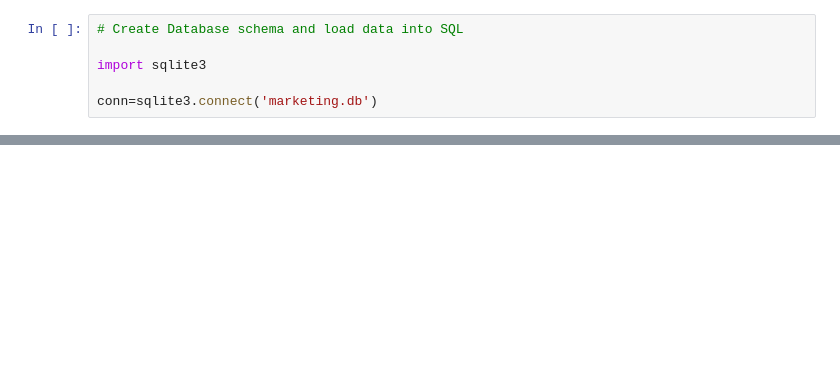
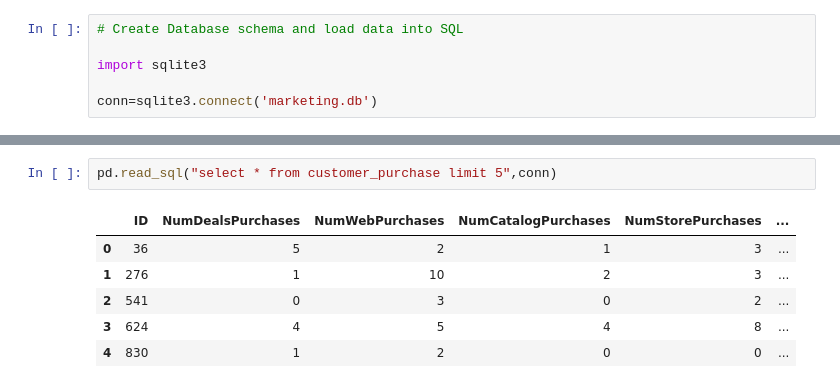
Before and after one commit to dharanigs-19/Mini-Project, a Jupyter notebook: Mini_Project_2.ipynb, the cells around one changed output, grey strips where cells are left out. Saved outputs shown, nothing was run; the diff lists cells and outputs as text; blank space fills up the shorter version.

```diff
--- a/Mini_Project_2.ipynb
+++ b/Mini_Project_2.ipynb
@@ -611,0 +716,9 @@ conn=sqlite3.connect('marketing.db')
+# %%
+pd.read_sql("select * from customer_purchase limit 5",conn)
+# %% [output]
+|  | ID | NumDealsPurchases | NumWebPurchases | NumCatalogPurchases | NumStorePurchases | ... |
+| 0 | 36 | 5 | 2 | 1 | 3 | ... |
+| 1 | 276 | 1 | 10 | 2 | 3 | ... |
+| 2 | 541 | 0 | 3 | 0 | 2 | ... |
+| 3 | 624 | 4 | 5 | 4 | 8 | ... |
+| 4 | 830 | 1 | 2 | 0 | 0 | ... |
```
Also changed, not shown: parts of 14 cells of this notebook.
